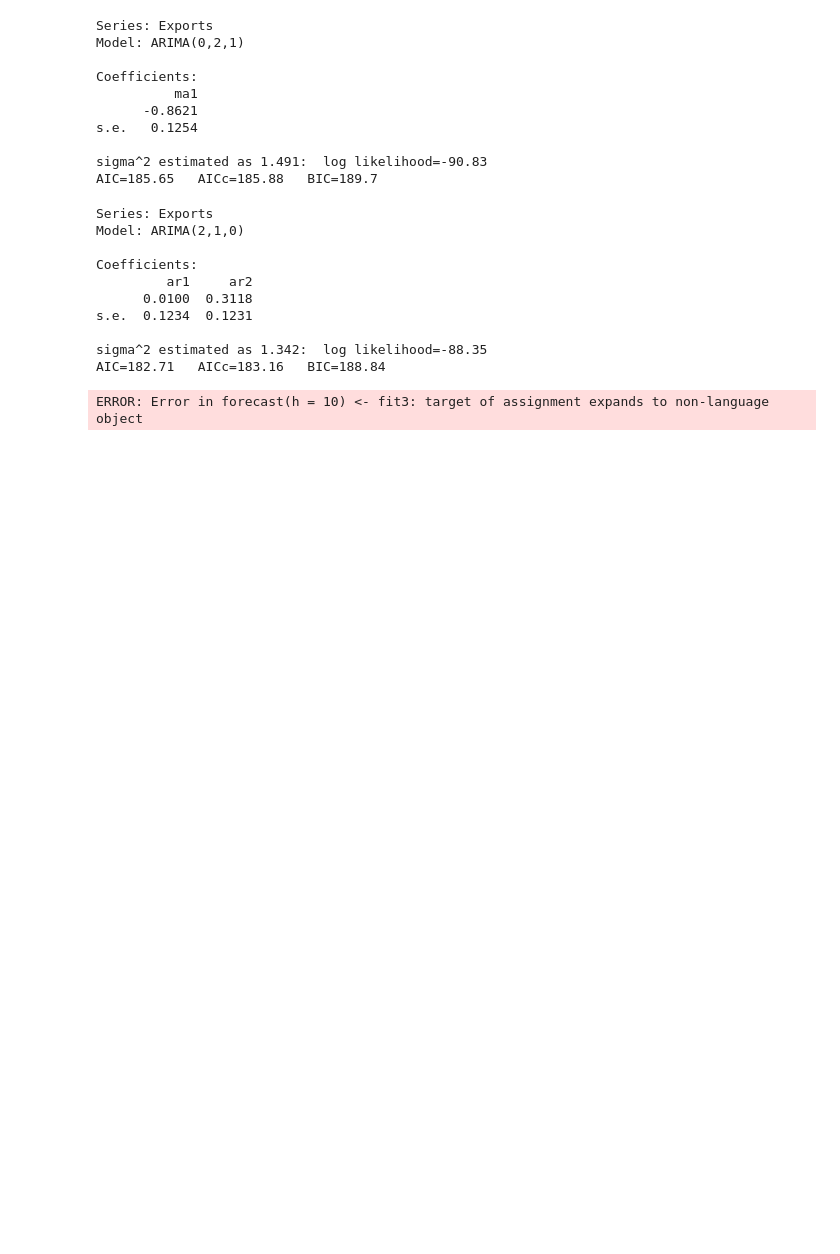
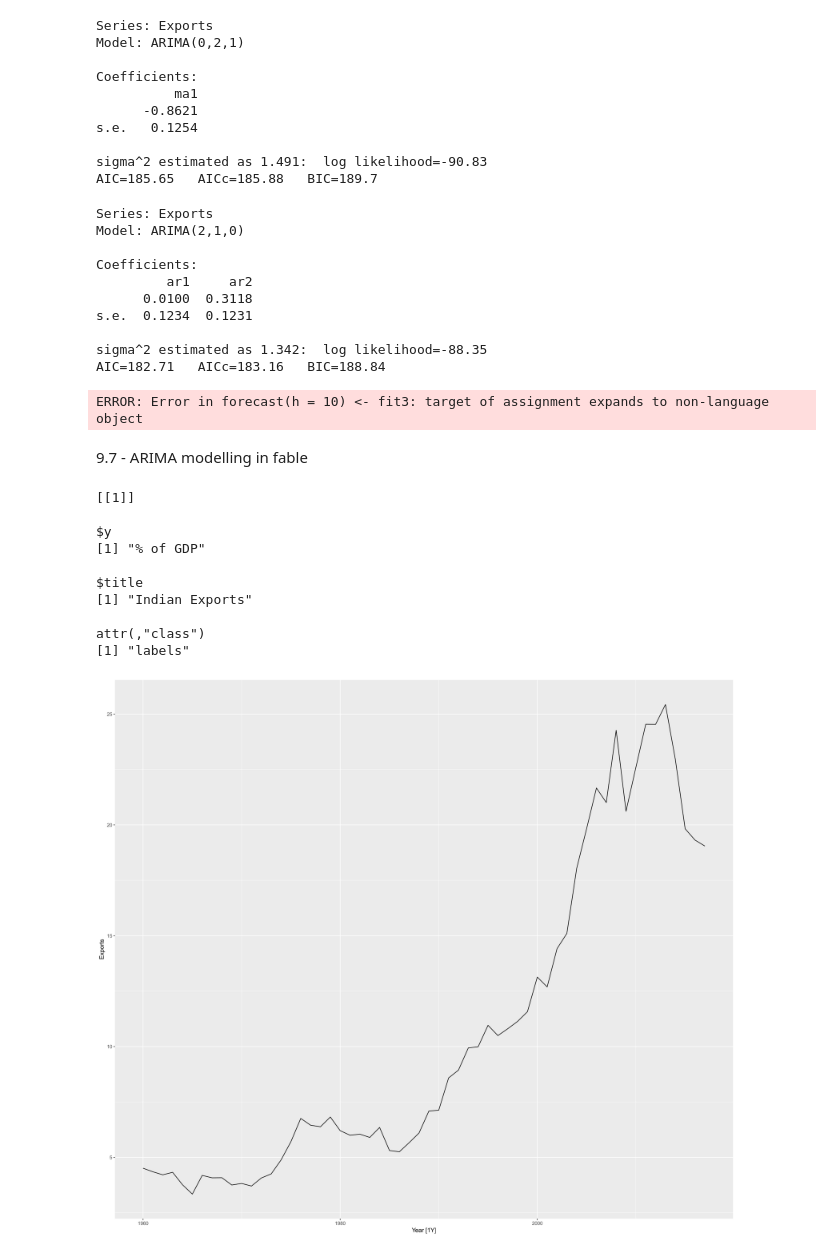
Before and after one commit to ARKA1112/Time_Series_R, a Jupyter notebook: OTEXTS_9.ipynb, the cells around one changed output. Cells and saved outputs as stored; diff of their text form; code cells hidden in the pictures; blank space fills up the shorter version.

```diff
--- a/OTEXTS_9.ipynb
+++ b/OTEXTS_9.ipynb
@@ -266,3 +283,24 @@ AIC=182.71   AICc=183.16   BIC=188.84
 fit3 -> forecast(h=10)
 # %% [output]
 ERROR: Error in forecast(h = 10) <- fit3: target of assignment expands to non-language object
+# %% [markdown]
+9.7 - ARIMA modelling in fable
+# %%
+# When fitting an ARIMA model to a set of non-seasonal time series data, the following procedure provides a useful general approach
+
+# Example Indian exports
+
+
+global_economy |> filter(Code == 'IND')|> autoplot(Exports)|> labs(y = "% of GDP", title = "Indian Exports")
+# %% [output]
+[[1]]
+
+$y
+[1] "% of GDP"
+
+$title
+[1] "Indian Exports"
+
+attr(,"class")
+[1] "labels"
+[figure, added]
```
Also changed, not shown: parts of 8 cells of this notebook, 1 other file.
